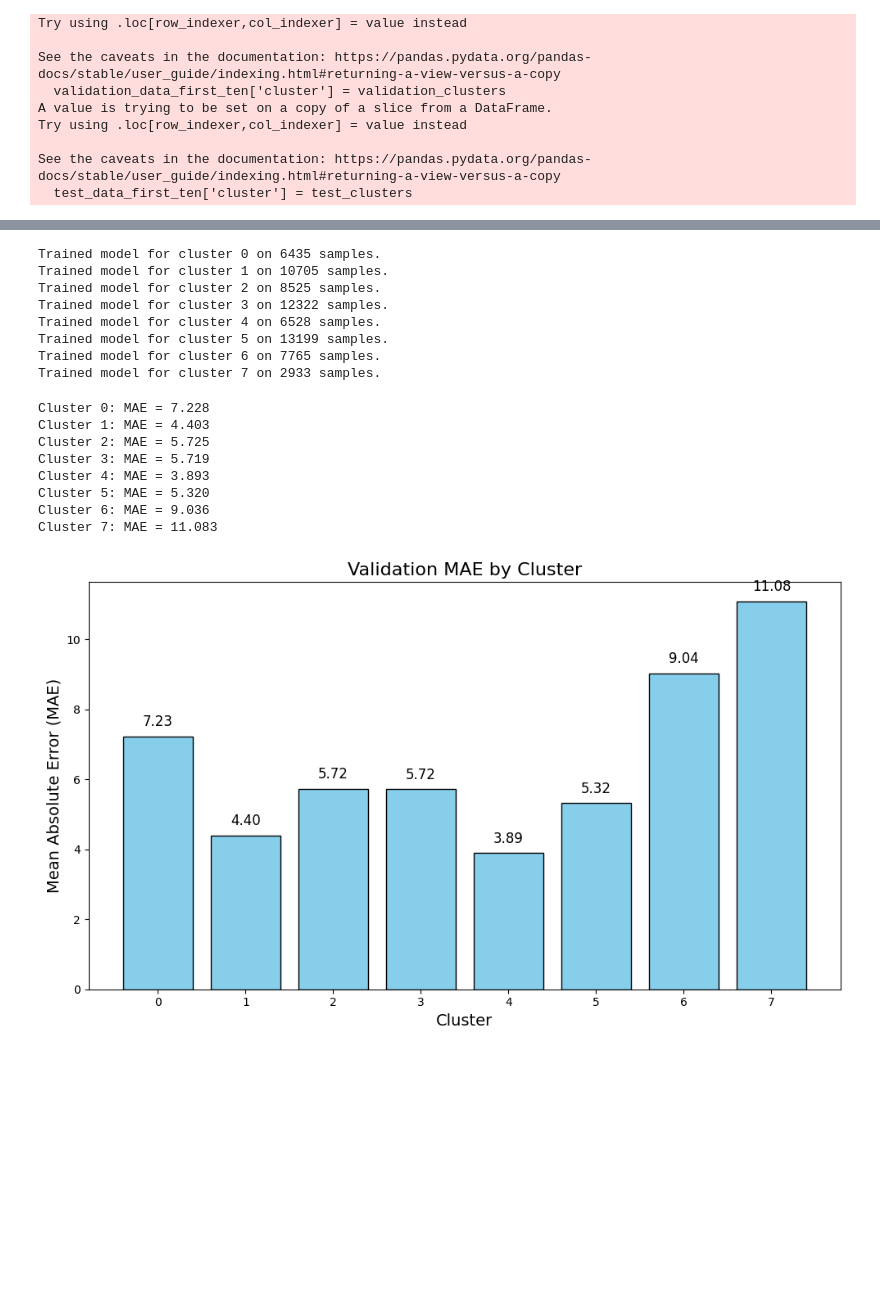
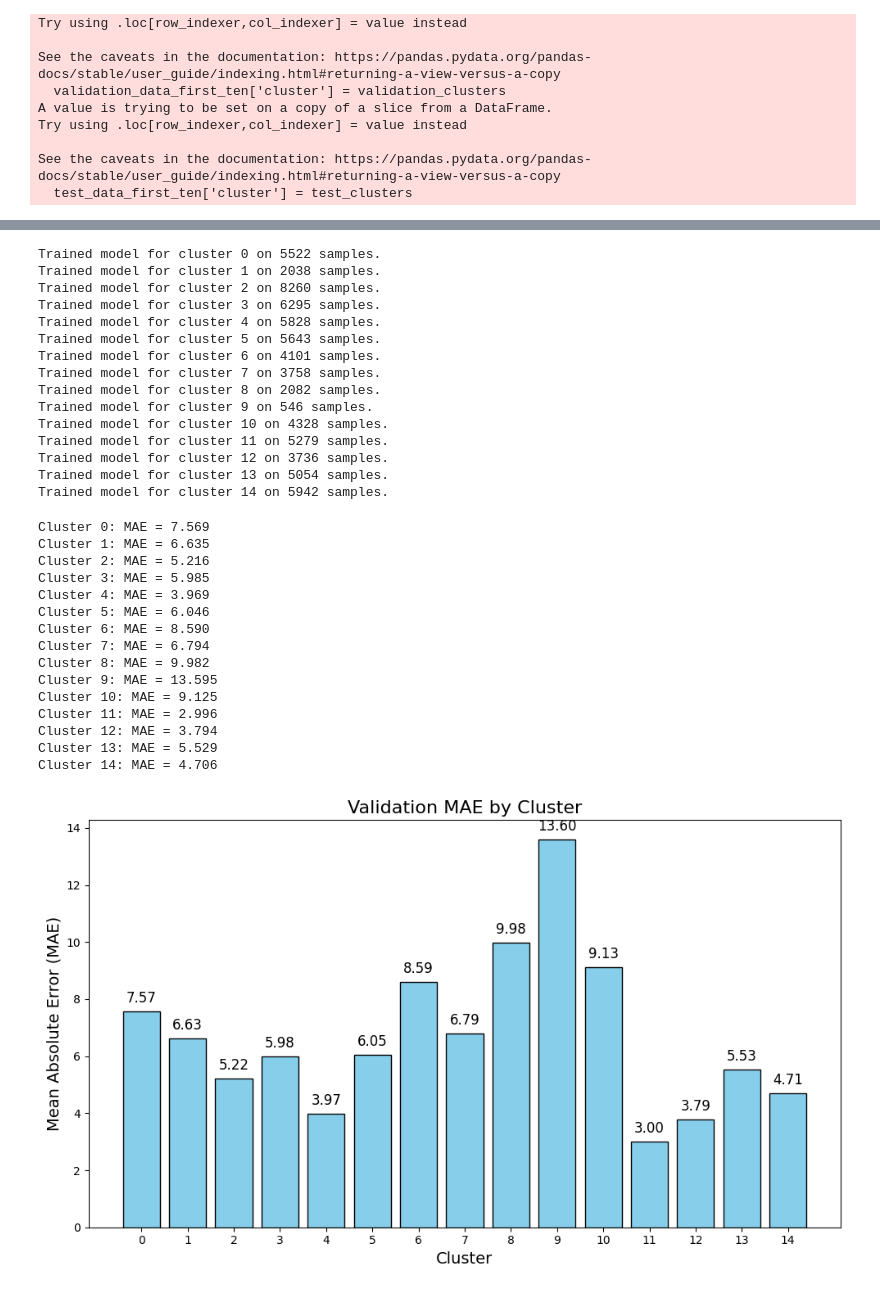
Before and after one commit to JakobBerg-Projects/CedasHackathon2025, a Jupyter notebook: src/henrik/clustering.ipynb, the cells around one changed output, grey strips where cells are left out. Saved outputs shown, nothing was run; the diff lists cells and outputs as text; code cells hidden in the pictures; blank space fills up the shorter version.

```diff
--- a/src/henrik/clustering.ipynb
+++ b/src/henrik/clustering.ipynb
@@ -114,7 +121,7 @@ test_data_first_ten = test_data[INPUT_FEATURES_CLUSTERING]
 # %%
 clustering_pipeline = Pipeline([
     ("scaler", StandardScaler()),
-    ("kmeans", KMeans(random_state=RANDOM_STATE, n_clusters=8))
+    ("cluster_model", KMeans(random_state=RANDOM_STATE, n_clusters=15))
 ])
 # %%
 clustering_pipeline.fit(train_data_first_ten)
@@ -124,5 +131,5 @@ Pipeline(steps=[('scaler', StandardScaler()),
 # %%
-labels = clustering_pipeline.named_steps["kmeans"].labels_
+labels = clustering_pipeline.named_steps["cluster_model"].labels_
 
 n_clusters_ = len(set(labels)) - (1 if -1 in labels else 0)
 n_noise_ = list(labels).count(-1)
@@ -260,5 +266,5 @@ TARGET_SOC = [f'soc_{i}' for i in range(10, 40)]
 # %%
-models = {}
+models_power = {}
 for label in range(0, n_clusters_):
     train_subset = train_data[train_data['cluster'] == label]
 
@@ -268,20 +274,27 @@ for label in range(0, n_clusters_):
     pipeline_model = get_model_pipeline()
     pipeline_model.fit(X_train_lin, y_train_lin_power)
 
-    models[label] = pipeline_model
+    models_power[label] = pipeline_model
     print(f"Trained model for cluster {label} on {len(train_subset)} samples.")
 # %% [output]
-Trained model for cluster 0 on 6435 samples.
-Trained model for cluster 1 on 10705 samples.
-Trained model for cluster 2 on 8525 samples.
-Trained model for cluster 3 on 12322 samples.
-Trained model for cluster 4 on 6528 samples.
-Trained model for cluster 5 on 13199 samples.
-Trained model for cluster 6 on 7765 samples.
-Trained model for cluster 7 on 2933 samples.
+Trained model for cluster 0 on 5522 samples.
+Trained model for cluster 1 on 2038 samples.
+Trained model for cluster 2 on 8260 samples.
+Trained model for cluster 3 on 6295 samples.
+Trained model for cluster 4 on 5828 samples.
+Trained model for cluster 5 on 5643 samples.
+Trained model for cluster 6 on 4101 samples.
+Trained model for cluster 7 on 3758 samples.
+Trained model for cluster 8 on 2082 samples.
+Trained model for cluster 9 on 546 samples.
+Trained model for cluster 10 on 4328 samples.
+Trained model for cluster 11 on 5279 samples.
+Trained model for cluster 12 on 3736 samples.
+Trained model for cluster 13 on 5054 samples.
+Trained model for cluster 14 on 5942 samples.
 # %%
-validation_scores = {}
-for cluster, model in models.items():
+validation_scores_power = {}
+for cluster, model in models_power.items():
     val_subset = validation_data[validation_data['cluster'] == cluster]
 
     X_val = val_subset[INPUT_FEATURES_MODEL]
@@ -290,32 +303,40 @@ for cluster, model in models.items():
     y_pred = model.predict(X_val)
     mae = mean_absolute_error(y_val, y_pred)
 
-    validation_scores[cluster] = mae
+    validation_scores_power[cluster] = mae
+
     print(f"Cluster {cluster}: MAE = {mae:.3f}")
 # %% [output]
-Cluster 0: MAE = 7.228
-Cluster 1: MAE = 4.403
-Cluster 2: MAE = 5.725
-Cluster 3: MAE = 5.719
-Cluster 4: MAE = 3.893
-Cluster 5: MAE = 5.320
-Cluster 6: MAE = 9.036
-Cluster 7: MAE = 11.083
+Cluster 0: MAE = 7.569
+Cluster 1: MAE = 6.635
+Cluster 2: MAE = 5.216
+Cluster 3: MAE = 5.985
+Cluster 4: MAE = 3.969
+Cluster 5: MAE = 6.046
+Cluster 6: MAE = 8.590
+Cluster 7: MAE = 6.794
+Cluster 8: MAE = 9.982
+Cluster 9: MAE = 13.595
+Cluster 10: MAE = 9.125
+Cluster 11: MAE = 2.996
+Cluster 12: MAE = 3.794
+Cluster 13: MAE = 5.529
+Cluster 14: MAE = 4.706
 # %%
-clusters = list(validation_scores.keys())
-mae_values = list(validation_scores.values())
+clusters = list(validation_scores_power.keys())
+mae_values = list(validation_scores_power.values())
 
 plt.figure(figsize=(10, 6))
 plt.bar(clusters, mae_values, color='skyblue', edgecolor='black')
 plt.xlabel("Cluster", fontsize=14)
 plt.ylabel("Mean Absolute Error (MAE)", fontsize=14)
 plt.title("Validation MAE by Cluster", fontsize=16)
 plt.xticks(clusters)
 
 for idx, mae in zip(clusters, mae_values):
     plt.text(idx, mae + 0.2, f"{mae:.2f}", ha="center", va="bottom", fontsize=12)
 plt.tight_layout()
 plt.show()
 # %% [output]
-[figure, old version]
+[figure, new version]
 # %%
```
Also changed, not shown: parts of 15 cells of this notebook.
